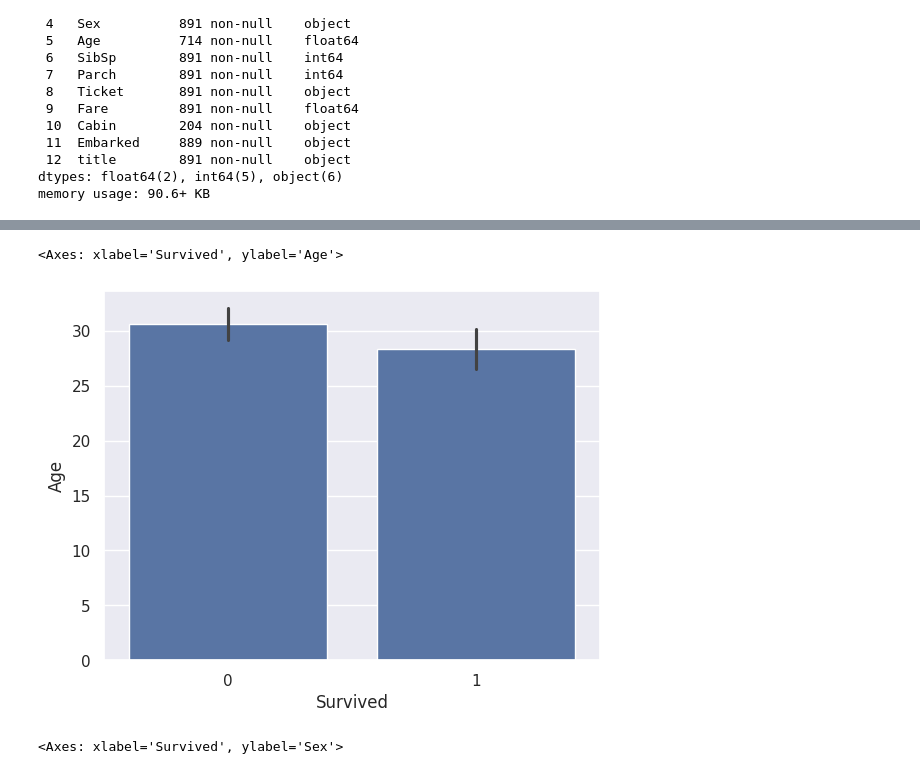
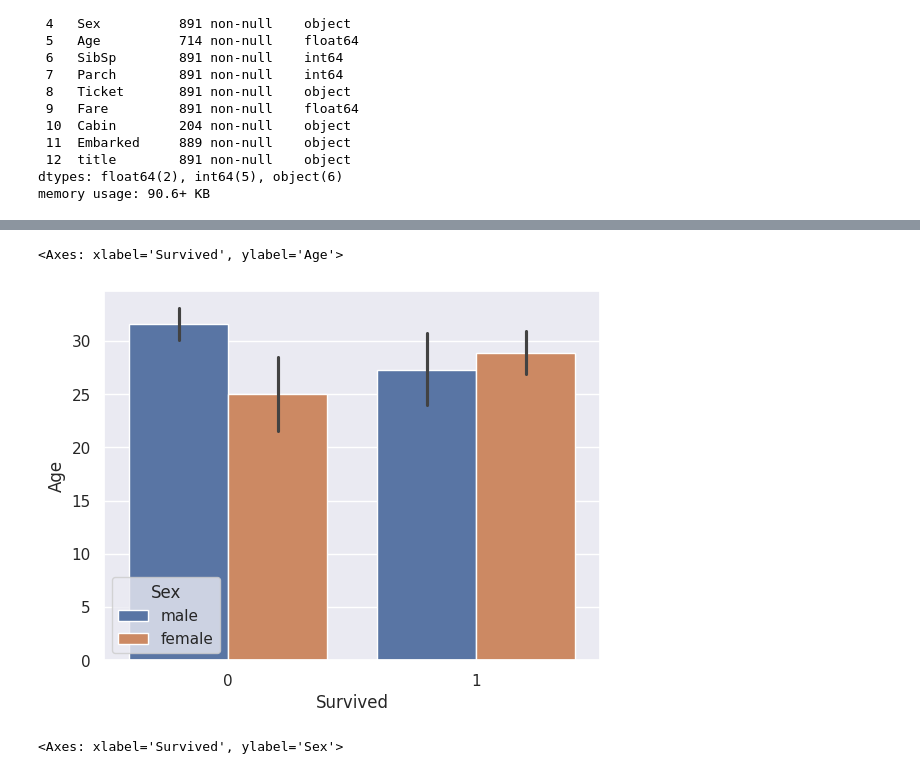
Before and after one commit to codex-zubair/titanic-scenarios-data-analyse, a Jupyter notebook: titanic.ipynb, the cells around one changed output, grey strips where cells are left out. Saved outputs shown, nothing was run; the diff lists cells and outputs as text; code cells hidden in the pictures.

Commit message:
all infromation about titanic survive and dead

```diff
--- a/titanic.ipynb
+++ b/titanic.ipynb
@@ -191,10 +182,10 @@ train.head(100)
 # %%
 # here we will check based on age, gender  how many people can survive
 # %%
-sns.barplot(x='Survived', y= 'Age', data=data)
+sns.barplot(x='Survived', y= 'Age', hue= 'Sex', data=data)
 # %% [output]
 <Axes: xlabel='Survived', ylabel='Age'>
-[figure, old version]
+[figure, new version]
 # %%
 sns.barplot(x='Survived', y= 'Sex', data=data)
 # %% [output]
```
Also changed, not shown: parts of 11 cells of this notebook.
